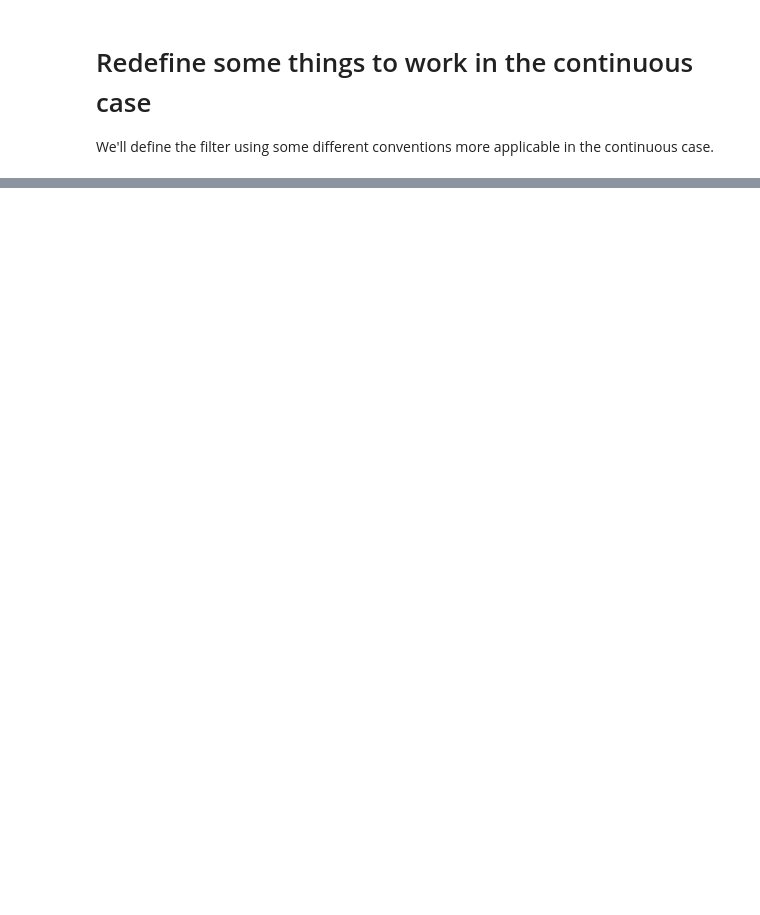
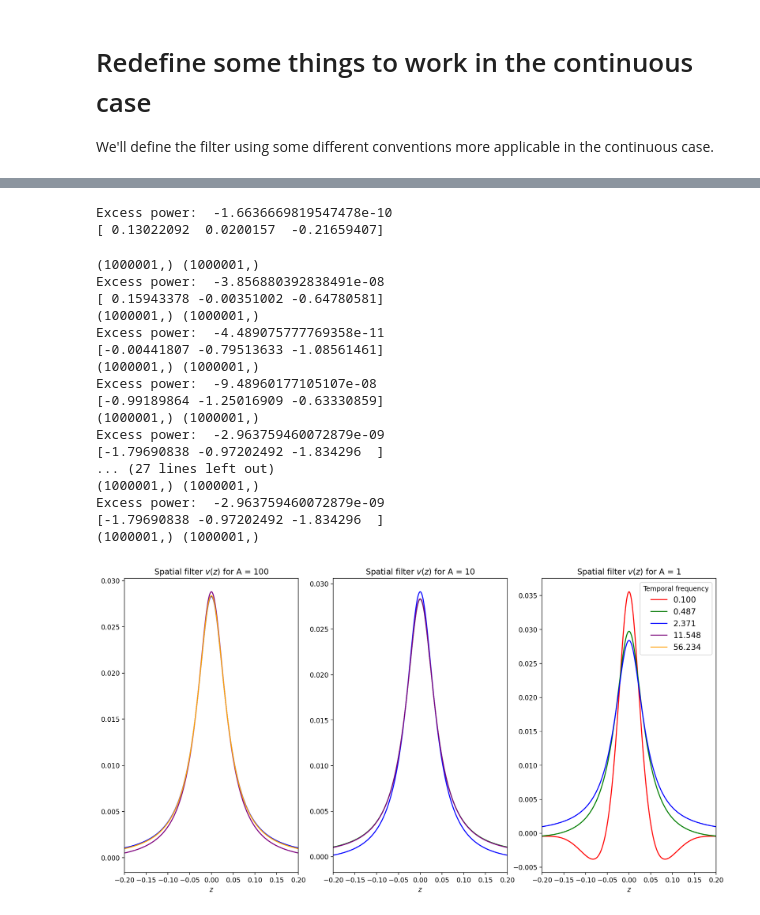
Before and after one commit to pearsonlab/efficientcodingcolor, a Jupyter notebook: Code/mosaic_density_color_original_modif.ipynb, the cells around one changed output, grey strips where cells are left out. Drawn from its saved outputs; the diff is of its cells as text; code cells hidden in the pictures; blank space fills up the shorter version.

```diff
--- a/Code/mosaic_density_color_original_modif.ipynb
+++ b/Code/mosaic_density_color_original_modif.ipynb
@@ -423,13 +429,13 @@ def create_information_eps(kf_noA, freqs, power):
 
 def filter_k(kf, eps, k_lims=None, power=alpha):
     def v_opt(k):
-        print("eps:",eps, "k:", k, "kf:", kf, "power:", power)
+        #print("eps:",eps, "k:", k, "kf:", kf, "power:", power)
         sqrt_piece = np.sqrt(1 + (4/eps) * np.abs(k/kf)**power)
         #print("sqrt_piece,", sqrt_piece)
         v2 = 0.5 * (sqrt_piece + 1) / (1 + np.abs(k/kf)**power) - 1
         #print("v2 v1", np.mean(v2))
         v2 = np.sqrt(np.maximum(v2, 0) * sigout**2/sigin**2)
-        print("v2 mean", np.mean(v2), np.abs(k/kf)**power)
+        #print("v2 mean", np.mean(v2), np.abs(k/kf)**power)
         if k_lims:
             unit_cell_k = soft_bandpass(k_lims[0], k_lims[1], k)
             v2 *= unit_cell_k
@@ -474,16 +480,17 @@ def filter_power(eps, kf, freqs, klims, power):
     v2 = vfun(freqs)
     Ck = np.abs(freqs/kf)**power
     dk = freqs[1] - freqs[0]
-    print("subset of power", np.sum(v2**2))
+    #print("subset of power", np.sum(v2**2))
     return np.sum(v2**2 * np.abs(freqs) * (Ck + sigin**2) * dk)/(2 * np.pi)**2
 
 def excess_power(log_eps, kf_noA, freqs, klims, power, P):
     total_power = 0
     for i in range(A.shape[0]):
-        eig_power = filter_power(10**log_eps[i], kf_noA*A[i]**(1/alpha), freqs, klims, power)
+        #print(kf_noA*(A[i]**(1/alpha)))
+        eig_power = filter_power(10**log_eps[i], kf_noA*(A[i]**(1/alpha)), freqs, klims, power)
         total_power += eig_power
-        print("eig_power", eig_power)
-        print("loss", P-total_power)
+        #print("eig_power", eig_power)
+        #print("loss", P-total_power)
     return P - total_power
 
 def optimal_logeps(kf_noA, freqs, klims, power, P):
@@ -491,6 +498,7 @@ def optimal_logeps(kf_noA, freqs, klims, power, P):
     eps_fun = create_information_eps(kf_noA, freqs, power)
     res = opt.minimize(eps_fun, np.array([-2,-2,-2]), bounds=[(-16, np.inf)], constraints=[power_constraint])
     if res.success:
+        print("Excess power: ", excess_power(res.x, kf_noA, freqs, klims, power, P))
         return res.x
     else:
         print("Optimizer failed to converge!")
@@ -497,0 +538,65 @@ def optimal_logeps(kf_noA, freqs, klims, power, P):
+# %%
+fig, ax = plt.subplots(1, 3, figsize=(16, 8))
+P = 1
+dz = 1e-4
+N = 1000001
+freqs_k = scipy.fft.fftshift(scipy.fft.fftfreq(N, d=dz) * 2 * np.pi)
+L = (N//2) * dz
+zz = np.linspace(-L/2, L/2, N)
+
+# make a double exponential smoothing filter
+fz = np.arange(-.2, .2, dz)
+ff = np.exp(-50 * np.abs(fz))
+ff /= np.sum(ff)
+vspace_all = []
+
+colors = ['red', 'green', 'blue', 'purple', 'orange']
+for i in range(A.shape[0]):
+    c = 0
+    lines = []
+    for kf_noA in kf_list_noA:
+        log_eps = optimal_logeps(kf_noA, freqs_k, None, alpha, P)
+        print(log_eps)
+        kf = kf_noA*(A[i]**(1/alpha))
+        vv = filter_k(kf, 10**log_eps[i])(freqs_k)
+        vf = np.convolve(vv[N//2:], ff, mode='same')
+        vvf = pad_and_reflect(vf, N)
+        vspace = np.real(scipy.fft.fftshift(scipy.fft.fft(scipy.fft.ifftshift(vvf))))
+        vspace /= np.linalg.norm(vspace)
+        if np.mean(vspace) == 0:
+            print("Zero vspace for kf: ", kf_noA)
+        line, = ax[i].plot(zz, vspace, color = colors[c], label = str(('{:.3f}').format(o0_list[c])))
+        lines.append(line)
+        vspace_all.append(vspace)
+        c += 1
+
+    ax[i].set_xlim(-0.2, 0.2)
+    #ax[i].set_yticks([])
+    ax[i].set_xlabel(r"$z$")
+    ax[i].set_title(r"Spatial filter $v(z)$ for A = " + str(A[i]));
+    if i == A.shape[0]-1:
+        ax[i].legend(handles=lines, title = "Temporal frequency", fontsize = 12)
+    #ax[0].text(*label_loc, r'\textbf{B}', transform=ax[0].transAxes, fontsize=fontsize, fontweight=fontweight, va='top')
+    #cbar = fig.colorbar(s)
+    #cbar.ax.tick_params(labelsize=50)
+# %% [output]
+Excess power:  -1.6636669819547478e-10
+[ 0.13022092  0.0200157  -0.21659407]
+(1000001,) (1000001,)
+Excess power:  -3.856880392838491e-08
+[ 0.15943378 -0.00351002 -0.64780581]
+(1000001,) (1000001,)
+Excess power:  -4.489075777769358e-11
+[-0.00441807 -0.79513633 -1.08561461]
+(1000001,) (1000001,)
+Excess power:  -9.48960177105107e-08
+[-0.99189864 -1.25016909 -0.63330859]
+(1000001,) (1000001,)
+Excess power:  -2.963759460072879e-09
+[-1.79690838 -0.97202492 -1.834296  ]
+... (27 lines left out)
+(1000001,) (1000001,)
+Excess power:  -2.963759460072879e-09
+[-1.79690838 -0.97202492 -1.834296  ]
+(1000001,) (1000001,)
+[figure, added]
```
Also changed, not shown: parts of 14 cells of this notebook, 19 other files.
